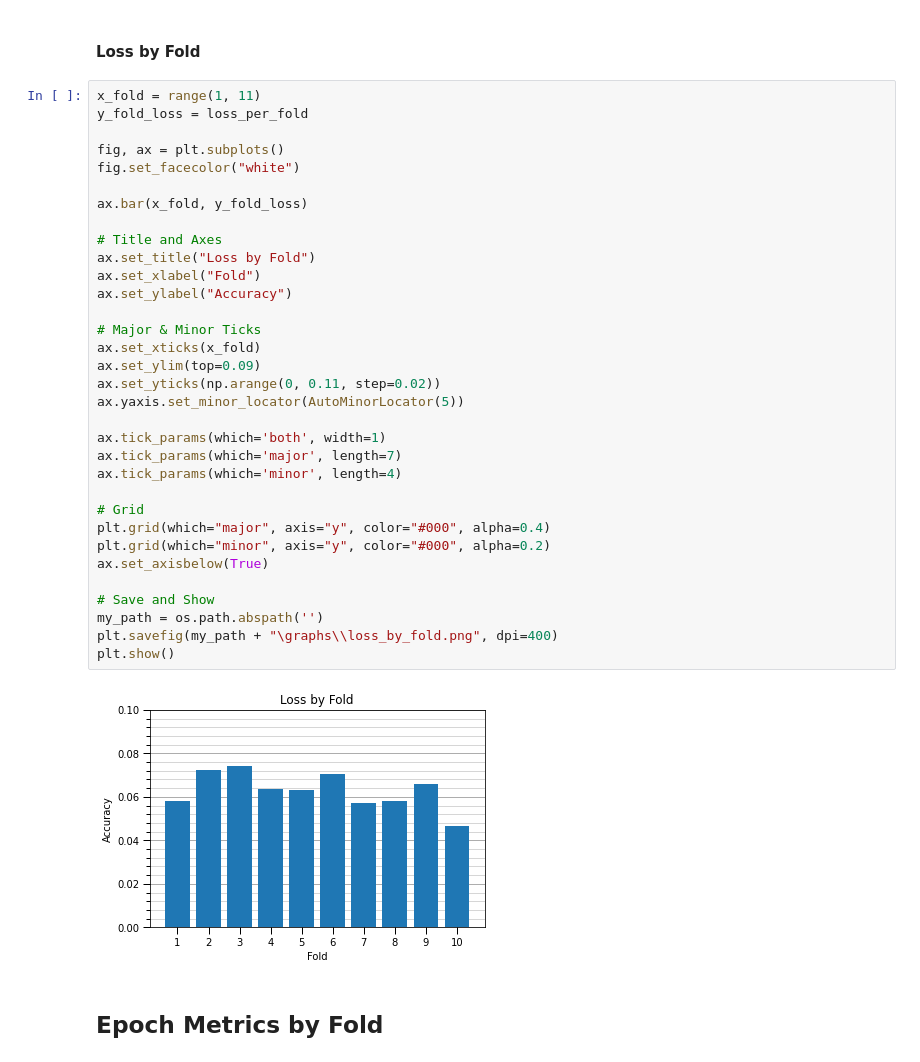
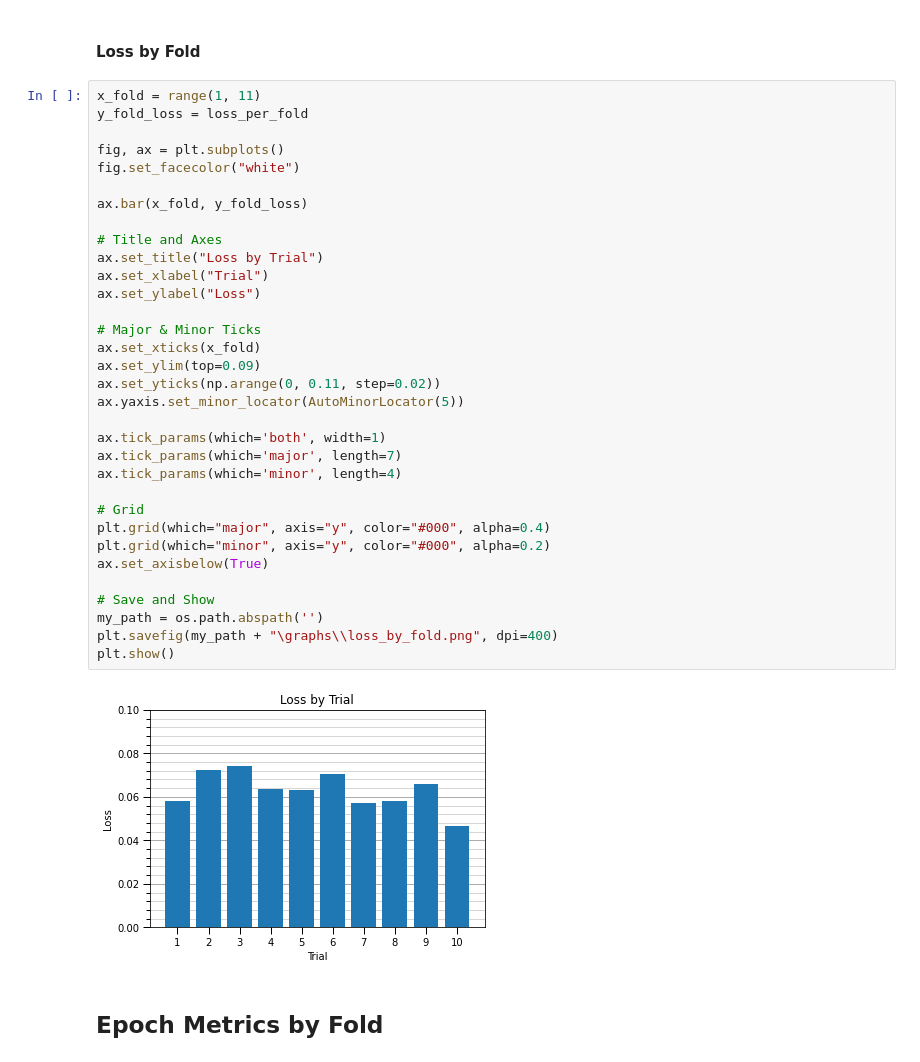
Before and after one commit to TheoryBreeze/cnn-overfitting-research, a Jupyter notebook: 7x7/7x7_kernel_10Folds.ipynb, the cells around one changed output. Cells and saved outputs as stored; diff of their text form.

```diff
--- a/7x7/7x7_kernel_10Folds.ipynb
+++ b/7x7/7x7_kernel_10Folds.ipynb
@@ -171,37 +171,37 @@ plt.show()
 x_fold = range(1, 11)
 y_fold_loss = loss_per_fold
 
 fig, ax = plt.subplots()
 fig.set_facecolor("white")
 
 ax.bar(x_fold, y_fold_loss)
 
 # Title and Axes
-ax.set_title("Loss by Fold")
-ax.set_xlabel("Fold")
-ax.set_ylabel("Accuracy")
+ax.set_title("Loss by Trial")
+ax.set_xlabel("Trial")
+ax.set_ylabel("Loss")
 
 # Major & Minor Ticks
 ax.set_xticks(x_fold)
 ax.set_ylim(top=0.09)
 ax.set_yticks(np.arange(0, 0.11, step=0.02))
 ax.yaxis.set_minor_locator(AutoMinorLocator(5))
 
 ax.tick_params(which='both', width=1)
 ax.tick_params(which='major', length=7)
 ax.tick_params(which='minor', length=4)
 
 # Grid
 plt.grid(which="major", axis="y", color="#000", alpha=0.4)
 plt.grid(which="minor", axis="y", color="#000", alpha=0.2)
 ax.set_axisbelow(True)
 
 # Save and Show
 my_path = os.path.abspath('')
 plt.savefig(my_path + "\graphs\\loss_by_fold.png", dpi=400)
 plt.show()
 # %% [output]
-[figure, old version]
+[figure, new version]
 # %% [markdown]
 ## Epoch Metrics by Fold
 # %% [markdown]
```
Also changed, not shown: parts of 1 cell of this notebook, 13 other files.
